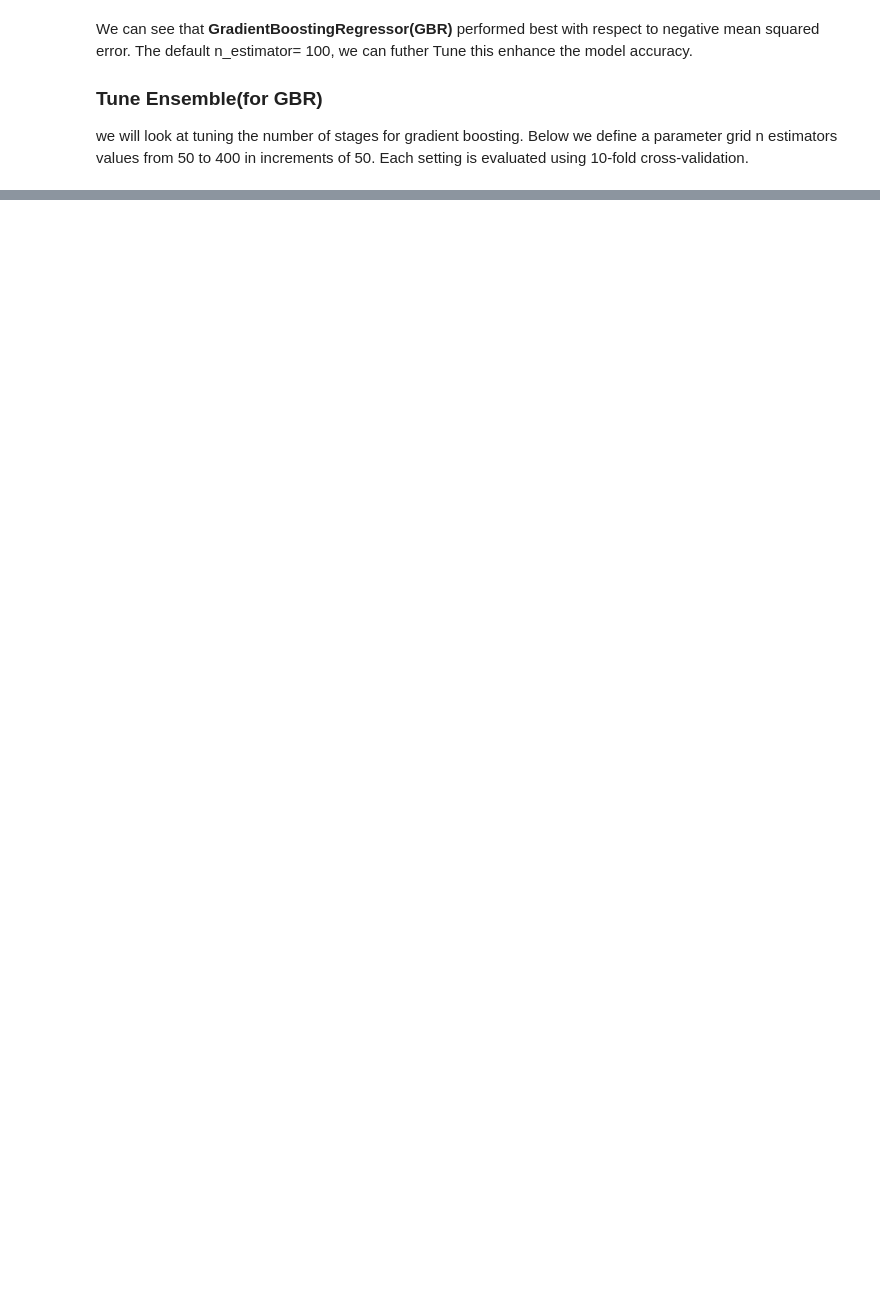
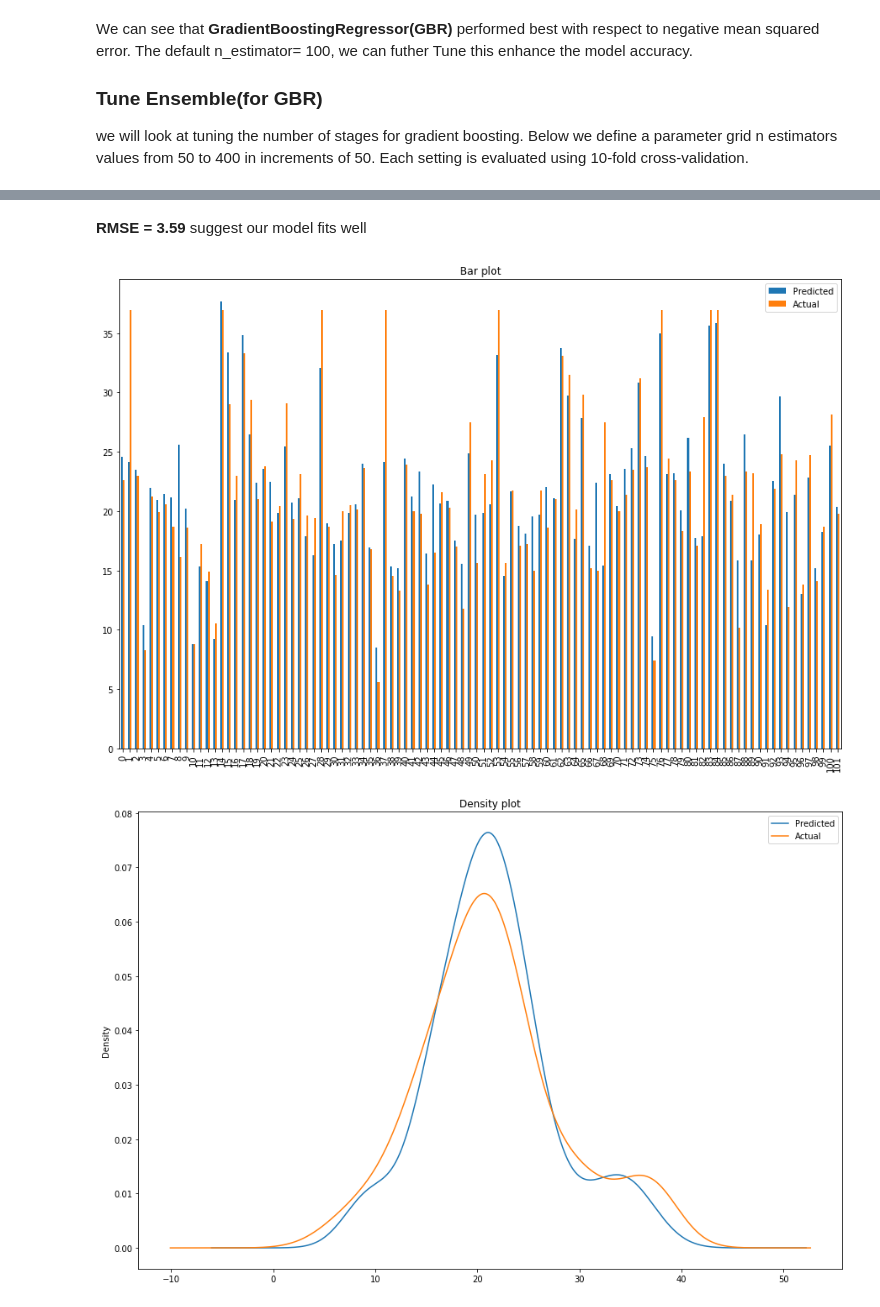
Before and after one commit to thesanketsharma/Data_Science_Projects, a Jupyter notebook: Boston_Housing/Boston_housing.ipynb, the cells around one changed output, grey strips where cells are left out. Cells and saved outputs as stored; diff of their text form; code cells hidden in the pictures; blank space fills up the shorter version.

```diff
--- a/Boston_Housing/Boston_housing.ipynb
+++ b/Boston_Housing/Boston_housing.ipynb
@@ -400,0 +396,12 @@ R2 Score 0.8657175577717454
+# %% [markdown]
+**RMSE = 3.59** suggest our model fits well
+# %%
+# Comparison of actual and predicted values
+comparison = pd.DataFrame([predictions, y_test], index=["Predicted", "Actual"])
+comparison = comparison.T
+comparison.plot(kind="bar", figsize=[15,10], title="Bar plot", layout=[4,4])
+comparison.plot(kind="density", figsize=[15,10], title="Density plot", layout=[4,4])
+plt.show()
+# %% [output]
+[figure, added]
+[figure, added]
```
Also changed, not shown: parts of 12 cells of this notebook.
